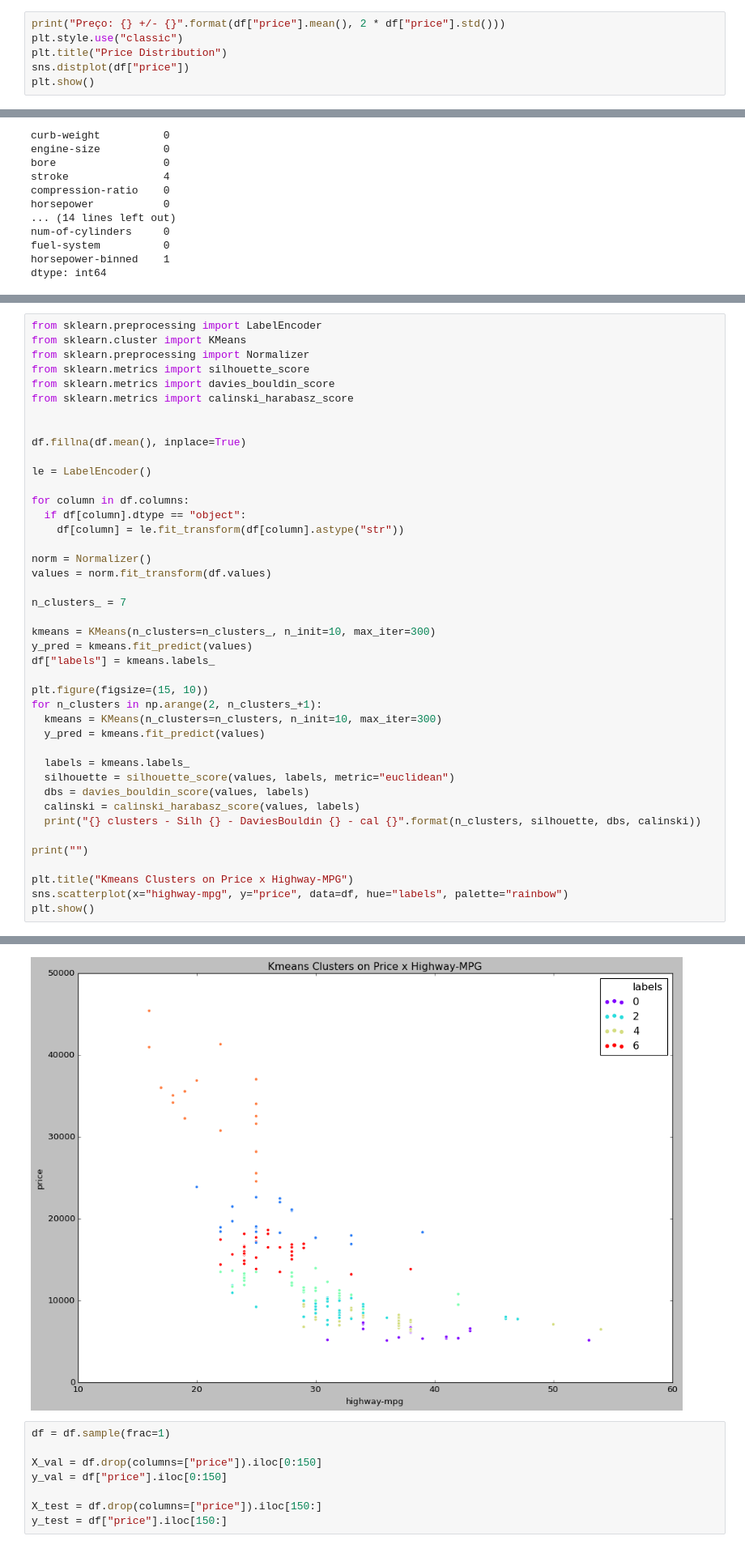
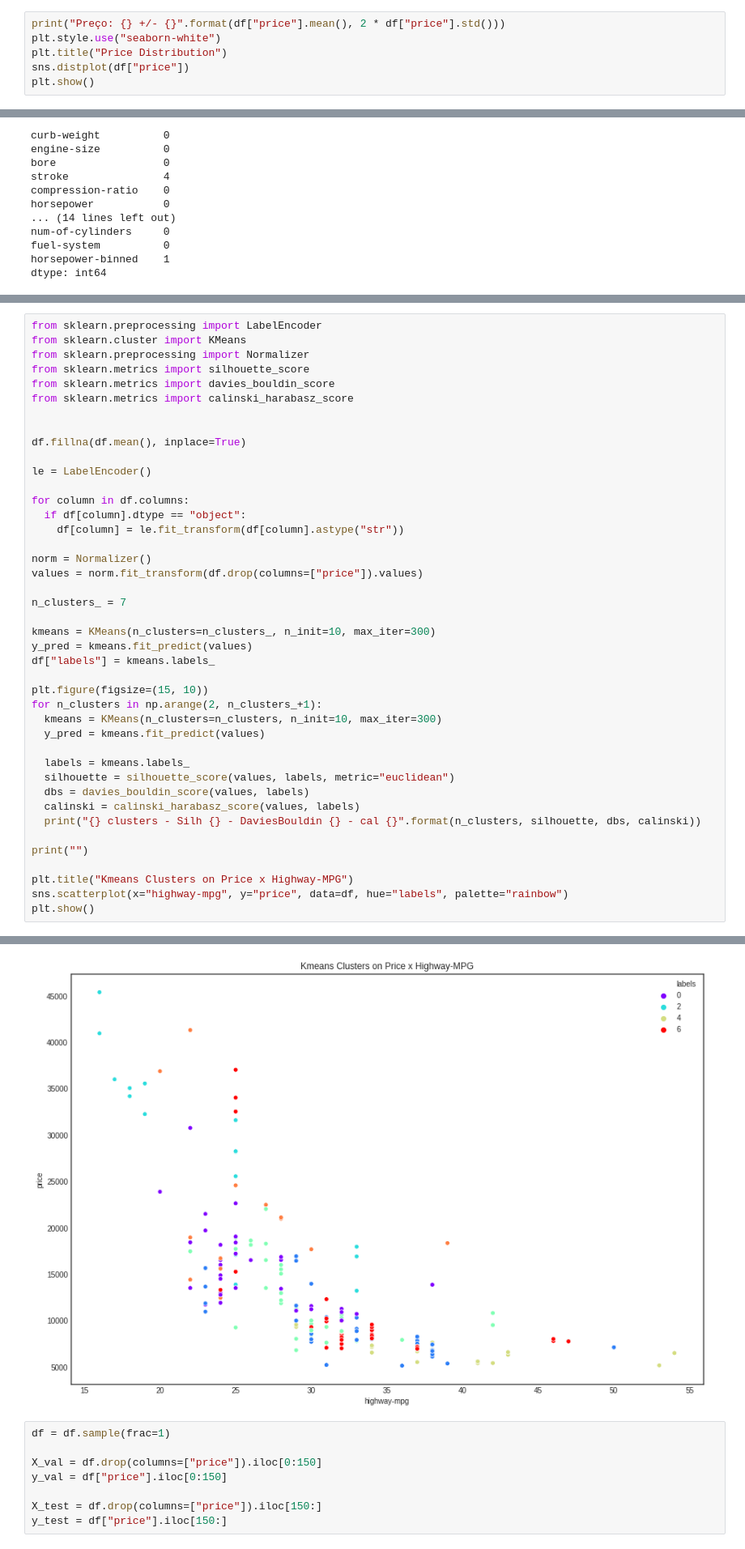
Before and after one commit to LeoFernanndes/portfolio, a Jupyter notebook: Regression_Optimization_Review.ipynb, the cells around one changed output, grey strips where cells are left out. Shown at 81% size. Saved outputs shown, nothing was run; the diff lists cells and outputs as text.

```diff
--- a/Regression_Optimization_Review.ipynb
+++ b/Regression_Optimization_Review.ipynb
@@ -43,7 +47,7 @@ df.head()
 | 4 | 2 | 164 | audi | std | four | sedan | 4wd | ... |
 # %%
 print("Preço: {} +/- {}".format(df["price"].mean(), 2 * df["price"].std()))
-plt.style.use("classic")
+plt.style.use("seaborn-white")
 plt.title("Price Distribution")
 sns.distplot(df["price"])
 plt.show()
@@ -178,7 +195,7 @@ for column in df.columns:
     df[column] = le.fit_transform(df[column].astype("str"))
 
 norm = Normalizer()
-values = norm.fit_transform(df.values)
+values = norm.fit_transform(df.drop(columns=["price"]).values)
 
 n_clusters_ = 7
 
@@ -212,4 +229,4 @@ plt.show()
-[figure, old version]
+[figure, new version]
 # %%
 df = df.sample(frac=1)
 
```
Also changed, not shown: parts of 34 cells of this notebook.
